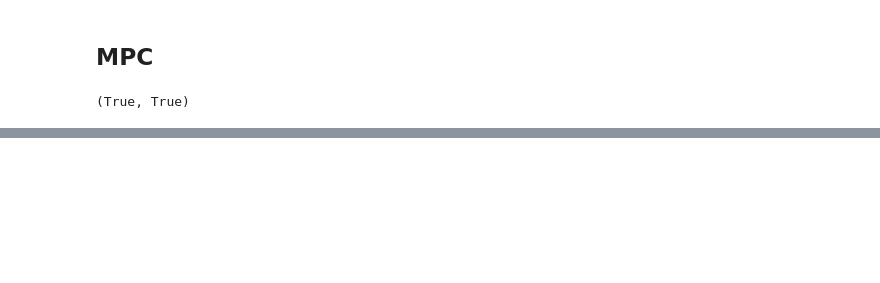
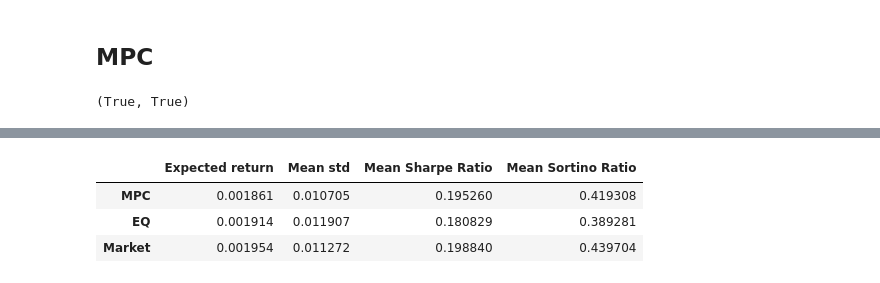
Before and after one commit to V4laky/PortfolioMPC, a Jupyter notebook: notebooks/convex_opt.ipynb, the cells around one changed output, grey strips where cells are left out. Cells and saved outputs as stored; diff of their text form; code cells hidden in the pictures; blank space fills up the shorter version.

```diff
--- a/notebooks/convex_opt.ipynb
+++ b/notebooks/convex_opt.ipynb
@@ -106,0 +148,44 @@ MPC_sims = pd.DataFrame(MPC_sims.sum(axis=2))
+# %%
+def compute_returns(dfs:list[pd.DataFrame], names:list[str]):
+    returns = {}
+
+    for name, df in zip(names, dfs):
+        returns[name] = (df.T / df.T.shift(1)) - 1
+        returns[name].dropna(inplace=True)
+    return returns
+# %%
+returns = compute_returns([MPC_sims, eq_sims, market_sims], names=['MPC', 'EQ', 'Market'])
+# %%
+def compute_metrics(returns):
+    metrics = pd.DataFrame(index=returns.keys())
+
+    mean_returns = {}
+    std_r = {}
+
+    mean_sharpe_ratios = {}
+    mean_sortino_ratios = {}
+
+    for name, ret in returns.items():
+        mean_returns[name] = np.mean(ret)
+        std_r[name] = ret.std().mean()
+
+        mean_sharpe_ratios[name] = ((ret.mean() - rf) / ret.std()).mean()
+        mean_sortino_ratios[name] = ((ret.mean() - rf) / np.maximum(0, -ret).std()).mean()
+
+
+    metrics['Expected return'] = mean_returns
+    metrics['Mean std'] = std_r
+
+    metrics['Mean Sharpe Ratio'] = mean_sharpe_ratios
+    metrics['Mean Sortino Ratio'] = mean_sortino_ratios
+
+
+    return metrics
+# %%
+metrics = compute_metrics(returns)
+metrics
+# %% [output]
+|  | Expected return | Mean std | Mean Sharpe Ratio | Mean Sortino Ratio |
+| MPC | 0.001861 | 0.010705 | 0.195260 | 0.419308 |
+| EQ | 0.001914 | 0.011907 | 0.180829 | 0.389281 |
+| Market | 0.001954 | 0.011272 | 0.198840 | 0.439704 |
```
Also changed, not shown: parts of 10 cells of this notebook, 2 other files.
